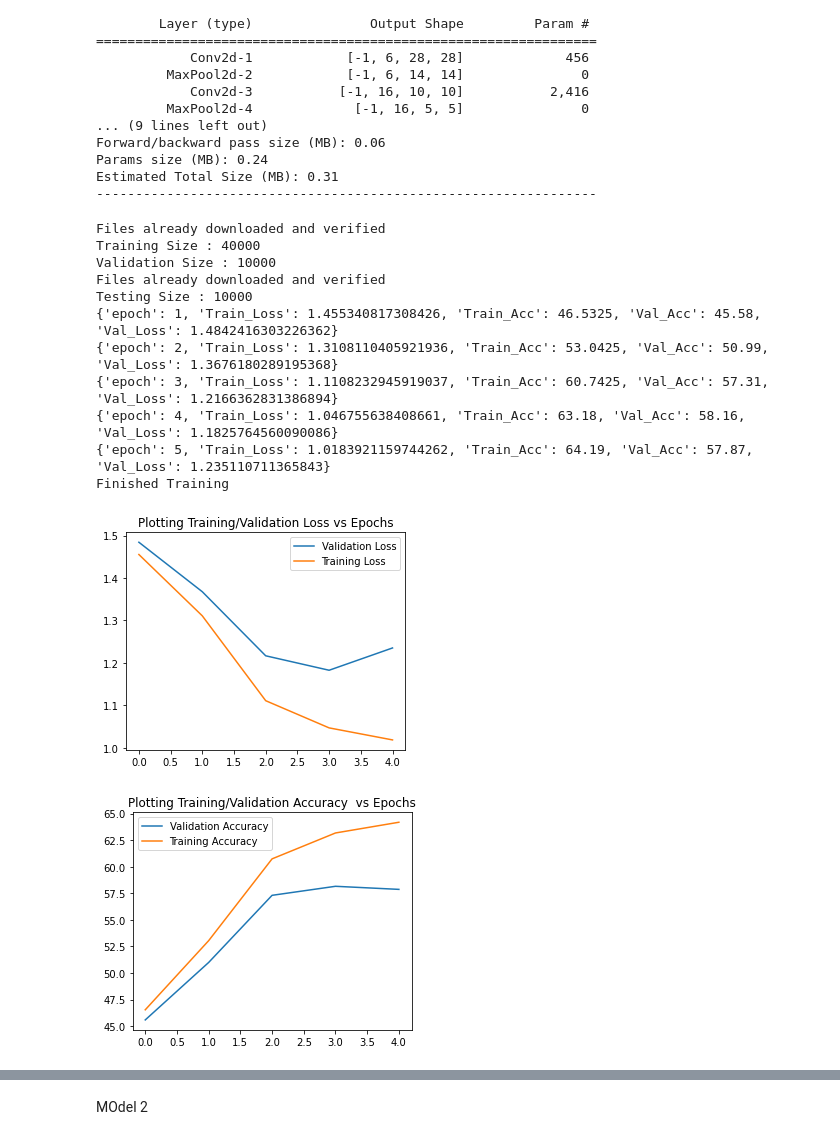
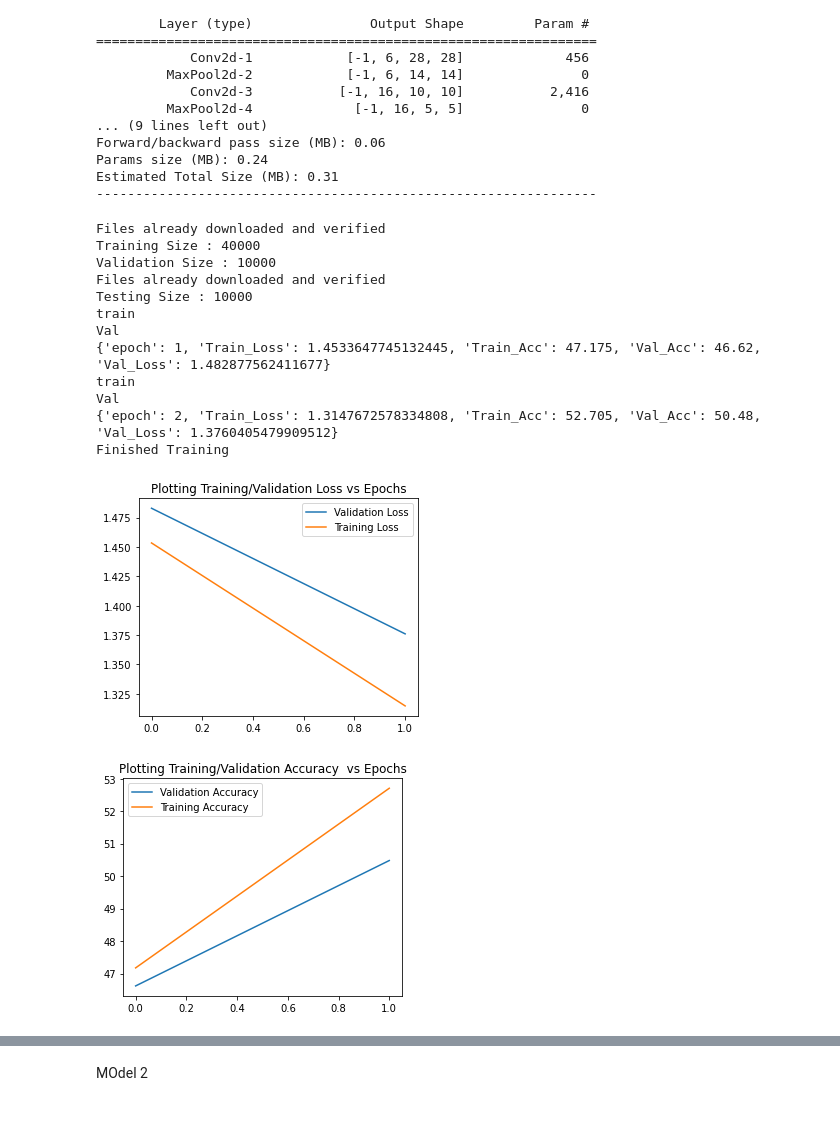
Before and after one commit to Anomaly1702/Ass2_Deep_Learning, a Jupyter notebook: Anubhav_Deep_learning.ipynb, the cells around one changed output, grey strips where cells are left out. Saved outputs shown, nothing was run; the diff lists cells and outputs as text; code cells hidden in the pictures.

```diff
--- a/Anubhav_Deep_learning.ipynb
+++ b/Anubhav_Deep_learning.ipynb
@@ -56,7 +56,7 @@ class Basenet(nn.Module):
         self.stats = []
         # scheduler = torch.optim.lr_scheduler.ReduceLROnPlateau(optimizer, 'min')
         self.train()
-        early_stopper = EarlyStopper(patience=2, min_delta=3)
+        early_stopper = EarlyStopper(patience=2, min_delta=1)
         for epoch in range(epochs):  # loop over the dataset multiple times
             running_loss = 0.0
             train_loss = []
@@ -142,7 +142,14 @@ class Basenet(nn.Module):
         mean_loss = np.mean(losses)
         acc=(100 * np.sum(acc_lst) / lbl_sz)
         return  acc,mean_loss
-    def Accuracy(self,loader):
+    def Accuracy(self,flag):
+        if flag == 'val':
+          print("val")
+          loader = self.valloader
+        else:
+          print("test")
+          loader = self.testloader
+        self.eval()
         correct = 0
         total = 0
         with torch.no_grad():
@@ -157,18 +164,25 @@ class Basenet(nn.Module):
             100 * correct / total))
         return (100 * correct / total)
 
-    def Testing(self):
-        dataiter = iter(self.testloader)
-        images, labels = dataiter.next()
-        # print images
-        self.imshow(self,torchvision.utils.make_grid(images))
-        print('GroundTruth: ', ' '.join(f'{self.classes[labels[j]]:5s}' for j in range(4)))
+    # def Testing(self,flag):
+    #     dataiter = iter(loader)
+    #     images, labels = dataiter.next()
+    #     # print images
+    #     self.imshow(self,torchvision.utils.make_grid(images))
+    #     print('GroundTruth: ', ' '.join(f'{self.classes[labels[j]]:5s}' for j in range(4)))
 
-    def class_Acc(self):
+    def class_Acc(self,flag='val'):
+        if flag == 'val':
+          print("val")
+          loader = self.valloader
+        else:
+          print("test")
+          loader = self.testloader
+        self.eval()
         class_correct = list(0. for i in range(10))
         class_total = list(0. for i in range(10))
         with torch.no_grad():
-            for data in self.testloader:
+            for data in loader:
                 images, labels = data[0].to(get_default_device()), data[1].to(get_default_device())
                 outputs = self(images)
                 _, predicted = torch.max(outputs, 1)
@@ -234,11 +248,6 @@ class Basenet(nn.Module):
       display.display(pl.gcf())
       time.sleep(0.1)
 
-
-
-
-
-
 class EarlyStopper:
     def __init__(self, patience=1, min_delta=0):
         self.patience = patience
@@ -405,21 +416,22 @@ Estimated Total Size (MB): 0.31
 # %%
 #BAtch 20 2 Batch Norms 1-CNN(on 2nd one), 1-FCNN,1 dropout - 2nd cnn
 model1 = Imagenet_model1()
 model1=model1.to(get_default_device())
 #train_model(self,epochs,learning_rt=0.001,optimizer_fn = "SGD",mm=0.9)
-model1.train_model(5,0.01,"SGD")
+model1.train_model(2,0.01,"SGD")
 model1.show_graph()# batch - 4|'Train_Acc': 39.9925, 'Val_Acc': 39.25||batch 15 'Train_Acc': 47.38, 'Val_Acc': 46.93,|| batch -32 'Train_Acc': 49.2825, 'Val_Acc': 47.89 ||
 # %% [output]
 Files already downloaded and verified
 Training Size : 40000
 Validation Size : 10000
 Files already downloaded and verified
 Testing Size : 10000
-{'epoch': 1, 'Train_Loss': 1.455340817308426, 'Train_Acc': 46.5325, 'Val_Acc': 45.58, 'Val_Loss': 1.4842416303226362}
-{'epoch': 2, 'Train_Loss': 1.3108110405921936, 'Train_Acc': 53.0425, 'Val_Acc': 50.99, 'Val_Loss': 1.3676180289195368}
-{'epoch': 3, 'Train_Loss': 1.1108232945919037, 'Train_Acc': 60.7425, 'Val_Acc': 57.31, 'Val_Loss': 1.2166362831386894}
-{'epoch': 4, 'Train_Loss': 1.046755638408661, 'Train_Acc': 63.18, 'Val_Acc': 58.16, 'Val_Loss': 1.1825764560090086}
-{'epoch': 5, 'Train_Loss': 1.0183921159744262, 'Train_Acc': 64.19, 'Val_Acc': 57.87, 'Val_Loss': 1.235110711365843}
+train
+Val
+{'epoch': 1, 'Train_Loss': 1.4533647745132445, 'Train_Acc': 47.175, 'Val_Acc': 46.62, 'Val_Loss': 1.482877562411677}
+train
+Val
+{'epoch': 2, 'Train_Loss': 1.3147672578334808, 'Train_Acc': 52.705, 'Val_Acc': 50.48, 'Val_Loss': 1.3760405479909512}
 Finished Training
-[figure, old version]
+[figure, new version]
-[figure, old version]
+[figure, new version]
```
Also changed, not shown: parts of 15 cells of this notebook.
